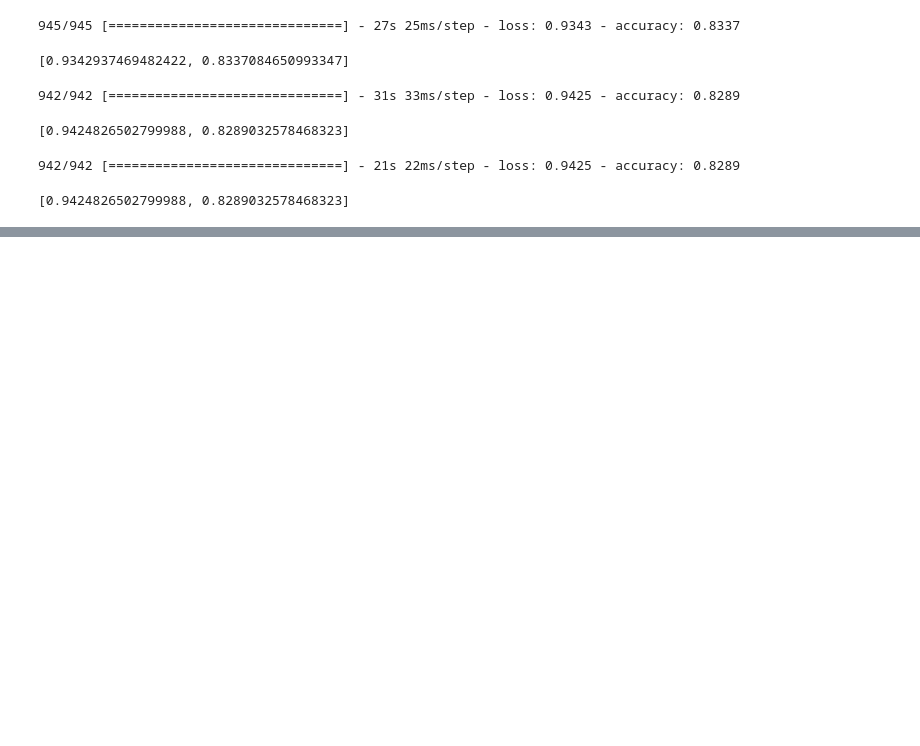
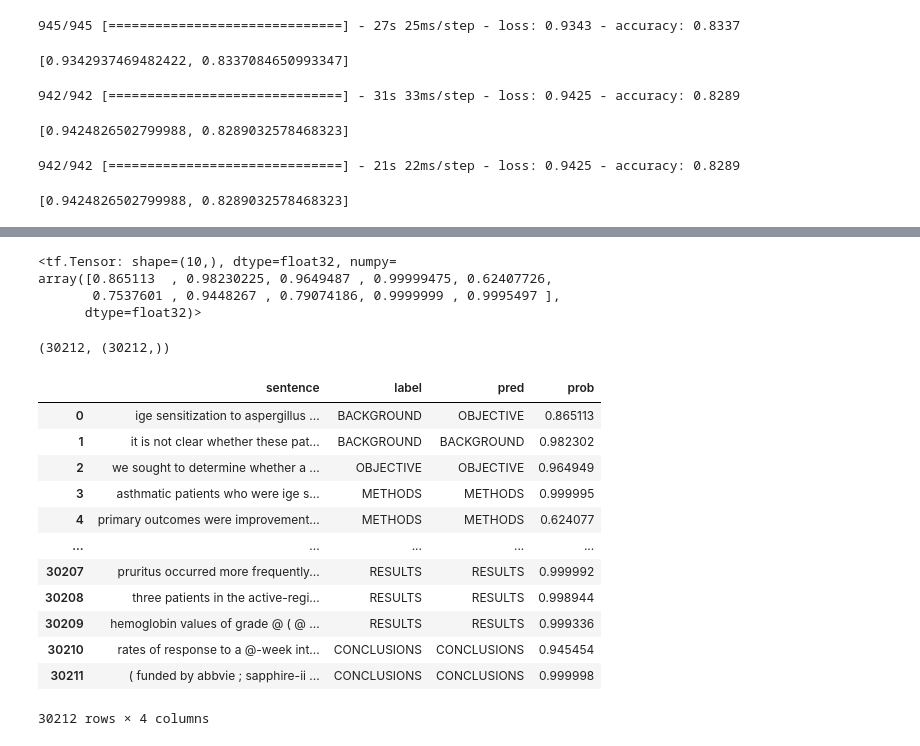
Before and after one commit to PengJuan-AI/TensorFlow_Study, a Jupyter notebook: 09_SkimLit_nlp_milestone_project.ipynb, the cells around one changed output, grey strips where cells are left out. Saved outputs shown, nothing was run; the diff lists cells and outputs as text; code cells hidden in the pictures; blank space fills up the shorter version.

```diff
--- a/09_SkimLit_nlp_milestone_project.ipynb
+++ b/09_SkimLit_nlp_milestone_project.ipynb
@@ -1697,0 +1717,33 @@ model_5.evaluate(test_char_token_pos_dataset)
+# %%
+tf.reduce_max(model_1_pred_probs, axis=1)[:10]
+# %% [output]
+<tf.Tensor: shape=(10,), dtype=float32, numpy=
+array([0.865113  , 0.98230225, 0.9649487 , 0.99999475, 0.62407726,
+       0.7537601 , 0.9448267 , 0.79074186, 0.9999999 , 0.9995497 ],
+      dtype=float32)>
+# %%
+len(pred_classes), val_df.target.shape
+# %% [output]
+(30212, (30212,))
+# %%
+df = pd.DataFrame({"sentence": val_sentences,
+                   "label": val_df.target,
+                   "pred": pred_classes,
+                   "prob": tf.reduce_max(model_1_pred_probs, axis=1)
+                   })
+
+df
+# %% [output]
+|  | sentence | label | pred | prob |
+| 0 | ige sensitization to aspergillus ... | BACKGROUND | OBJECTIVE | 0.865113 |
+| 1 | it is not clear whether these pat... | BACKGROUND | BACKGROUND | 0.982302 |
+| 2 | we sought to determine whether a ... | OBJECTIVE | OBJECTIVE | 0.964949 |
+| 3 | asthmatic patients who were ige s... | METHODS | METHODS | 0.999995 |
+| 4 | primary outcomes were improvement... | METHODS | METHODS | 0.624077 |
+| ... | ... | ... | ... | ... |
+| 30207 | pruritus occurred more frequently... | RESULTS | RESULTS | 0.999992 |
+| 30208 | three patients in the active-regi... | RESULTS | RESULTS | 0.998944 |
+| 30209 | hemoglobin values of grade @ ( @ ... | RESULTS | RESULTS | 0.999336 |
+| 30210 | rates of response to a @-week int... | CONCLUSIONS | CONCLUSIONS | 0.945454 |
+| 30211 | ( funded by abbvie ; sapphire-ii ... | CONCLUSIONS | CONCLUSIONS | 0.999998 |
+30212 rows × 4 columns
```
Also changed, not shown: parts of 20 cells of this notebook.
